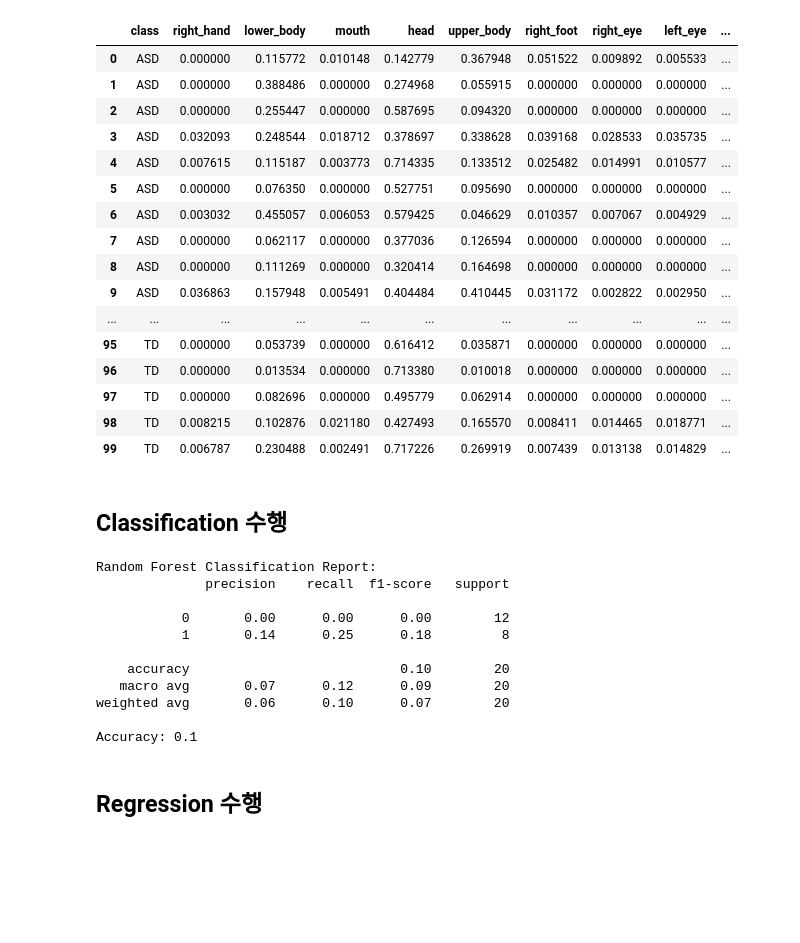
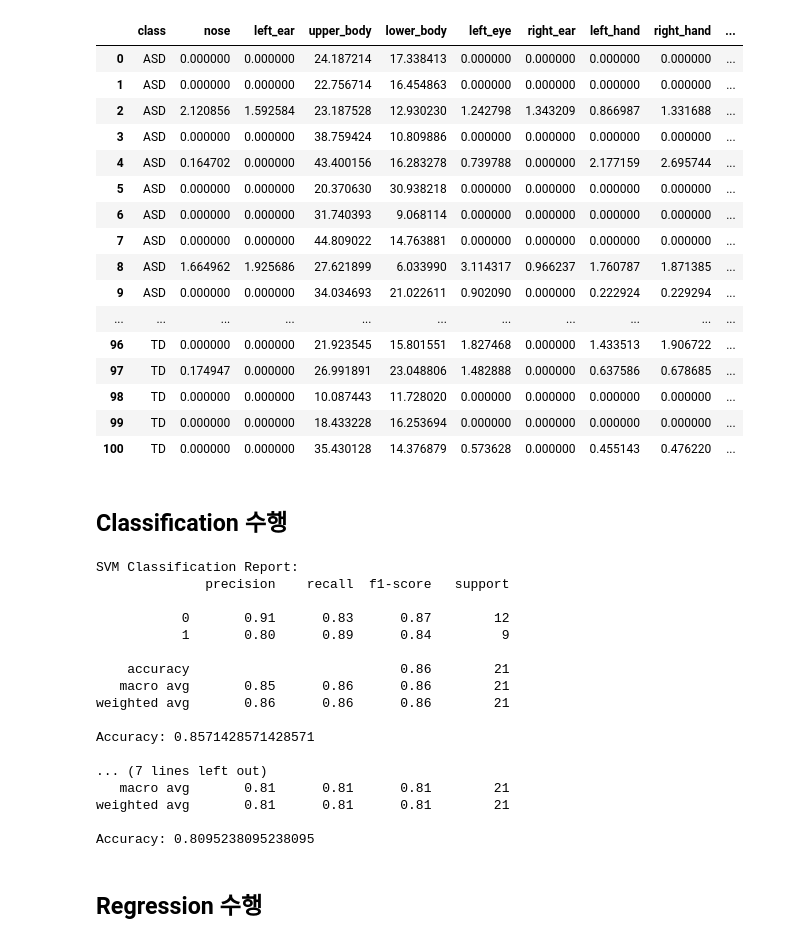
Before and after one commit to soohyun828/ASD_XAI, a Jupyter notebook: relev_part_size_and_asd.ipynb, the cells around one changed output. Cells and saved outputs as stored; diff of their text form; code cells hidden in the pictures; blank space fills up the shorter version.

```diff
--- a/relev_part_size_and_asd.ipynb
+++ b/relev_part_size_and_asd.ipynb
@@ -132,38 +97,41 @@ df = pd.read_csv('part_proportion.csv')
 # %%
 # def merge_columns(df, left_col, right_col, new_col_name):
 #     df[new_col_name] = df[left_col] + df[right_col]
 #     df.drop(columns=[left_col, right_col], inplace=True)
 
 # merge_columns(df, 'left_hand', 'right_hand', 'hand_diff')
 # merge_columns(df, 'left_foot', 'right_foot', 'foot_diff')
 # merge_columns(df, 'left_eye', 'right_eye', 'eye_diff')
-columns_to_drop = ['left_ear', 'right_ear', 'left_arm', 'right_arm', 'body']
+# columns_to_drop = ['name','left_ear', 'right_ear', 'left_arm', 'right_arm', 'body']
+columns_to_drop = ['name']
 df.drop(columns=columns_to_drop, inplace=True)
 df
 # %% [output]
-|  | class | right_hand | lower_body | mouth | head | upper_body | right_foot | right_eye | left_eye | ... |
-| 0 | ASD | 0.000000 | 0.115772 | 0.010148 | 0.142779 | 0.367948 | 0.051522 | 0.009892 | 0.005533 | ... |
-| 1 | ASD | 0.000000 | 0.388486 | 0.000000 | 0.274968 | 0.055915 | 0.000000 | 0.000000 | 0.000000 | ... |
-| 2 | ASD | 0.000000 | 0.255447 | 0.000000 | 0.587695 | 0.094320 | 0.000000 | 0.000000 | 0.000000 | ... |
-| 3 | ASD | 0.032093 | 0.248544 | 0.018712 | 0.378697 | 0.338628 | 0.039168 | 0.028533 | 0.035735 | ... |
-| 4 | ASD | 0.007615 | 0.115187 | 0.003773 | 0.714335 | 0.133512 | 0.025482 | 0.014991 | 0.010577 | ... |
-| 5 | ASD | 0.000000 | 0.076350 | 0.000000 | 0.527751 | 0.095690 | 0.000000 | 0.000000 | 0.000000 | ... |
-| 6 | ASD | 0.003032 | 0.455057 | 0.006053 | 0.579425 | 0.046629 | 0.010357 | 0.007067 | 0.004929 | ... |
-| 7 | ASD | 0.000000 | 0.062117 | 0.000000 | 0.377036 | 0.126594 | 0.000000 | 0.000000 | 0.000000 | ... |
-| 8 | ASD | 0.000000 | 0.111269 | 0.000000 | 0.320414 | 0.164698 | 0.000000 | 0.000000 | 0.000000 | ... |
-| 9 | ASD | 0.036863 | 0.157948 | 0.005491 | 0.404484 | 0.410445 | 0.031172 | 0.002822 | 0.002950 | ... |
+|  | class | nose | left_ear | upper_body | lower_body | left_eye | right_ear | left_hand | right_hand | ... |
+| 0 | ASD | 0.000000 | 0.000000 | 24.187214 | 17.338413 | 0.000000 | 0.000000 | 0.000000 | 0.000000 | ... |
+| 1 | ASD | 0.000000 | 0.000000 | 22.756714 | 16.454863 | 0.000000 | 0.000000 | 0.000000 | 0.000000 | ... |
+| 2 | ASD | 2.120856 | 1.592584 | 23.187528 | 12.930230 | 1.242798 | 1.343209 | 0.866987 | 1.331688 | ... |
+| 3 | ASD | 0.000000 | 0.000000 | 38.759424 | 10.809886 | 0.000000 | 0.000000 | 0.000000 | 0.000000 | ... |
+| 4 | ASD | 0.164702 | 0.000000 | 43.400156 | 16.283278 | 0.739788 | 0.000000 | 2.177159 | 2.695744 | ... |
+| 5 | ASD | 0.000000 | 0.000000 | 20.370630 | 30.938218 | 0.000000 | 0.000000 | 0.000000 | 0.000000 | ... |
+| 6 | ASD | 0.000000 | 0.000000 | 31.740393 | 9.068114 | 0.000000 | 0.000000 | 0.000000 | 0.000000 | ... |
+| 7 | ASD | 0.000000 | 0.000000 | 44.809022 | 14.763881 | 0.000000 | 0.000000 | 0.000000 | 0.000000 | ... |
+| 8 | ASD | 1.664962 | 1.925686 | 27.621899 | 6.033990 | 3.114317 | 0.966237 | 1.760787 | 1.871385 | ... |
+| 9 | ASD | 0.000000 | 0.000000 | 34.034693 | 21.022611 | 0.902090 | 0.000000 | 0.222924 | 0.229294 | ... |
 | ... | ... | ... | ... | ... | ... | ... | ... | ... | ... | ... |
-| 95 | TD | 0.000000 | 0.053739 | 0.000000 | 0.616412 | 0.035871 | 0.000000 | 0.000000 | 0.000000 | ... |
-| 96 | TD | 0.000000 | 0.013534 | 0.000000 | 0.713380 | 0.010018 | 0.000000 | 0.000000 | 0.000000 | ... |
-| 97 | TD | 0.000000 | 0.082696 | 0.000000 | 0.495779 | 0.062914 | 0.000000 | 0.000000 | 0.000000 | ... |
-| 98 | TD | 0.008215 | 0.102876 | 0.021180 | 0.427493 | 0.165570 | 0.008411 | 0.014465 | 0.018771 | ... |
-| 99 | TD | 0.006787 | 0.230488 | 0.002491 | 0.717226 | 0.269919 | 0.007439 | 0.013138 | 0.014829 | ... |
+| 96 | TD | 0.000000 | 0.000000 | 21.923545 | 15.801551 | 1.827468 | 0.000000 | 1.433513 | 1.906722 | ... |
+| 97 | TD | 0.174947 | 0.000000 | 26.991891 | 23.048806 | 1.482888 | 0.000000 | 0.637586 | 0.678685 | ... |
+| 98 | TD | 0.000000 | 0.000000 | 10.087443 | 11.728020 | 0.000000 | 0.000000 | 0.000000 | 0.000000 | ... |
+| 99 | TD | 0.000000 | 0.000000 | 18.433228 | 16.253694 | 0.000000 | 0.000000 | 0.000000 | 0.000000 | ... |
+| 100 | TD | 0.000000 | 0.000000 | 35.430128 | 14.376879 | 0.573628 | 0.000000 | 0.455143 | 0.476220 | ... |
 # %% [markdown]
 ## Classification 수행
 # %%
 from sklearn.model_selection import train_test_split
 from sklearn.preprocessing import StandardScaler
-
+from sklearn.ensemble import RandomForestClassifier, RandomForestRegressor
+from sklearn.svm import SVC
+from sklearn.metrics import classification_report, accuracy_score, mean_squared_error, r2_score
 
 df['class'] = df['class'].map({'ASD': 0, 'TD': 1})
 
@@ -176,25 +144,38 @@ X_scaled = scaler.fit_transform(X)
 
 X_train_class, X_test_class, y_train_class, y_test_class = train_test_split(X_scaled, y, test_size=0.2, random_state=42)
 
+clf_svm = SVC(random_state=42)
+clf_svm.fit(X_train_class, y_train_class)
+y_pred_class_svm = clf_svm.predict(X_test_class)
+
 clf_rf = RandomForestClassifier(random_state=42)
 clf_rf.fit(X_train_class, y_train_class)
+y_pred_class_rf = clf_rf.predict(X_test_class)
 
-y_pred_class_rf = clf_rf.predict(X_test_class)
-print("Random Forest Classification Report:")
+print("\nSVM Classification Report:")
+print(classification_report(y_test_class, y_pred_class_svm))
+print("Accuracy:", accuracy_score(y_test_class, y_pred_class_svm))
+print("\nRandom Forest Classification Report:")
 print(classification_report(y_test_class, y_pred_class_rf))
 print("Accuracy:", accuracy_score(y_test_class, y_pred_class_rf))
 # %% [output]
-Random Forest Classification Report:
+SVM Classification Report:
               precision    recall  f1-score   support
 
-           0       0.00      0.00      0.00        12
-           1       0.14      0.25      0.18         8
+           0       0.91      0.83      0.87        12
+           1       0.80      0.89      0.84         9
 
-    accuracy                           0.10        20
-   macro avg       0.07      0.12      0.09        20
-weighted avg       0.06      0.10      0.07        20
+    accuracy                           0.86        21
+   macro avg       0.85      0.86      0.86        21
+weighted avg       0.86      0.86      0.86        21
 
-Accuracy: 0.1
+Accuracy: 0.8571428571428571
+
+... (7 lines left out)
+   macro avg       0.81      0.81      0.81        21
+weighted avg       0.81      0.81      0.81        21
+
+Accuracy: 0.8095238095238095
 # %% [markdown]
 ## Regression 수행
 # %%
```
Also changed, not shown: parts of 10 cells of this notebook, 11 other files.
